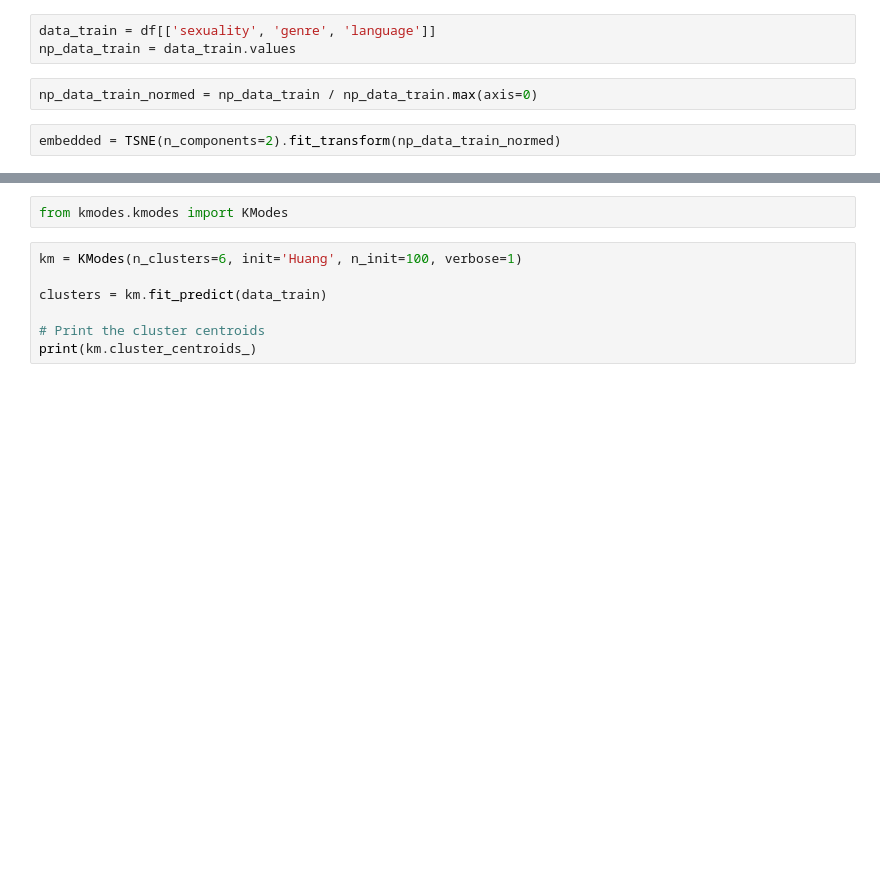
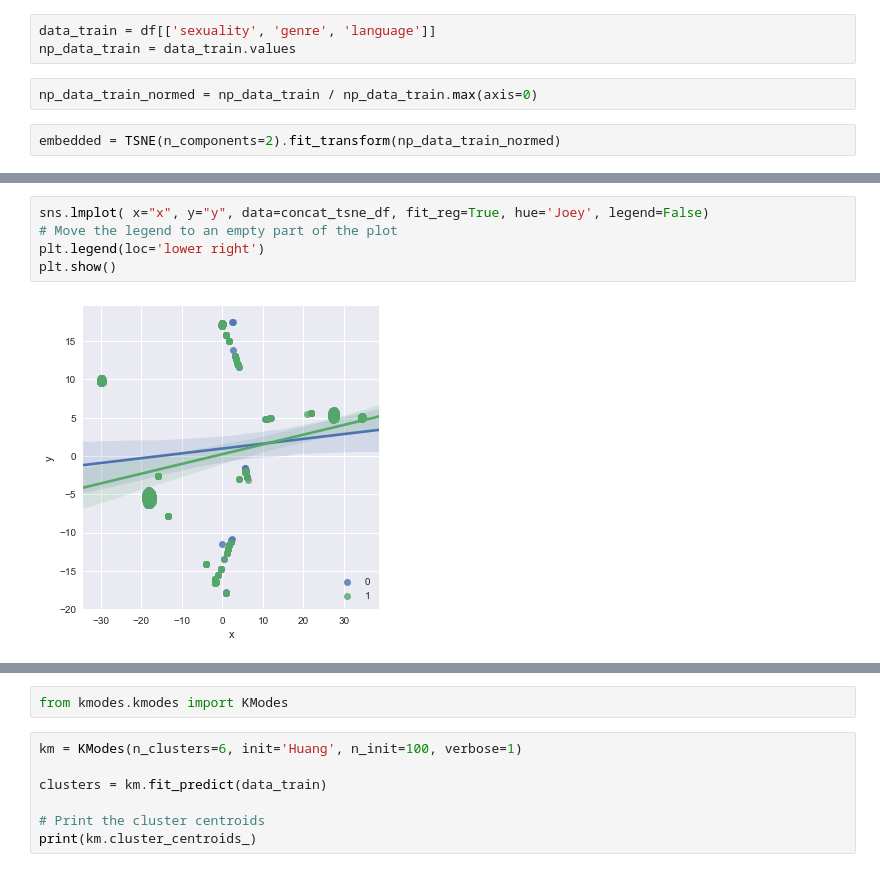
Before and after one commit to svnnynior/thevoiceth, a Jupyter notebook: public/data/clustering.ipynb, the cells around one changed output, grey strips where cells are left out. Saved outputs shown, nothing was run; the diff lists cells and outputs as text; blank space fills up the shorter version.

```diff
--- a/public/data/clustering.ipynb
+++ b/public/data/clustering.ipynb
@@ -129,0 +81,7 @@ array([[  3.34605455,  29.43830872],
+# %%
+sns.lmplot( x="x", y="y", data=concat_tsne_df, fit_reg=True, hue='Joey', legend=False)
+# Move the legend to an empty part of the plot
+plt.legend(loc='lower right')
+plt.show()
+# %% [output]
+[figure, added]
```
Also changed, not shown: parts of 21 cells of this notebook, 2 other files.
